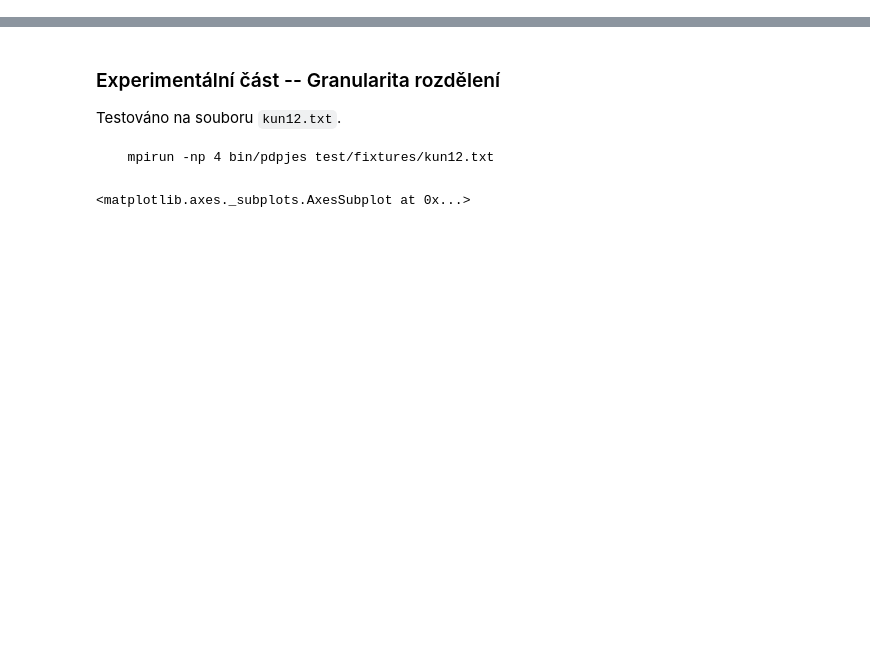
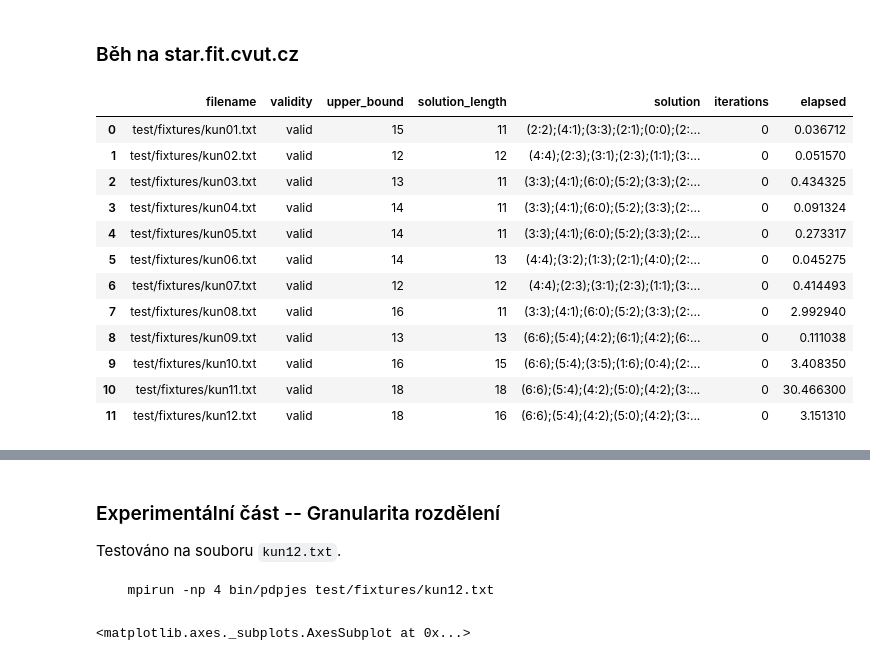
Before and after one commit to marianhlavac/mi-pdp-jes, a Jupyter notebook: docs/stats.ipynb, the cells around one changed output, grey strips where cells are left out. Cells and saved outputs as stored; diff of their text form; code cells hidden in the pictures; blank space fills up the shorter version.

```diff
--- a/docs/stats.ipynb
+++ b/docs/stats.ipynb
@@ -10,2 +10,21 @@ matplotlib.rcParams['figure.figsize'] = (15.0, 5.0)
 matplotlib.style.use('ggplot')
 pd.options.display.max_rows = 15
+# %% [markdown]
+### Běh na star.fit.cvut.cz
+# %%
+starrun = pd.read_csv('./star-run.csv')
+starrun
+# %% [output]
+|  | filename | validity | upper_bound | solution_length | solution | iterations | elapsed |
+| 0 | test/fixtures/kun01.txt | valid | 15 | 11 | (2:2);(4:1);(3:3);(2:1);(0:0);(2:... | 0 | 0.036712 |
+| 1 | test/fixtures/kun02.txt | valid | 12 | 12 | (4:4);(2:3);(3:1);(2:3);(1:1);(3:... | 0 | 0.051570 |
+| 2 | test/fixtures/kun03.txt | valid | 13 | 11 | (3:3);(4:1);(6:0);(5:2);(3:3);(2:... | 0 | 0.434325 |
+| 3 | test/fixtures/kun04.txt | valid | 14 | 11 | (3:3);(4:1);(6:0);(5:2);(3:3);(2:... | 0 | 0.091324 |
+| 4 | test/fixtures/kun05.txt | valid | 14 | 11 | (3:3);(4:1);(6:0);(5:2);(3:3);(2:... | 0 | 0.273317 |
+| 5 | test/fixtures/kun06.txt | valid | 14 | 13 | (4:4);(3:2);(1:3);(2:1);(4:0);(2:... | 0 | 0.045275 |
+| 6 | test/fixtures/kun07.txt | valid | 12 | 12 | (4:4);(2:3);(3:1);(2:3);(1:1);(3:... | 0 | 0.414493 |
+| 7 | test/fixtures/kun08.txt | valid | 16 | 11 | (3:3);(4:1);(6:0);(5:2);(3:3);(2:... | 0 | 2.992940 |
+| 8 | test/fixtures/kun09.txt | valid | 13 | 13 | (6:6);(5:4);(4:2);(6:1);(4:2);(6:... | 0 | 0.111038 |
+| 9 | test/fixtures/kun10.txt | valid | 16 | 15 | (6:6);(5:4);(3:5);(1:6);(0:4);(2:... | 0 | 3.408350 |
+| 10 | test/fixtures/kun11.txt | valid | 18 | 18 | (6:6);(5:4);(4:2);(5:0);(4:2);(3:... | 0 | 30.466300 |
+| 11 | test/fixtures/kun12.txt | valid | 18 | 16 | (6:6);(5:4);(4:2);(5:0);(4:2);(3:... | 0 | 3.151310 |
```
Also changed, not shown: parts of 5 cells of this notebook, 2 other files.
